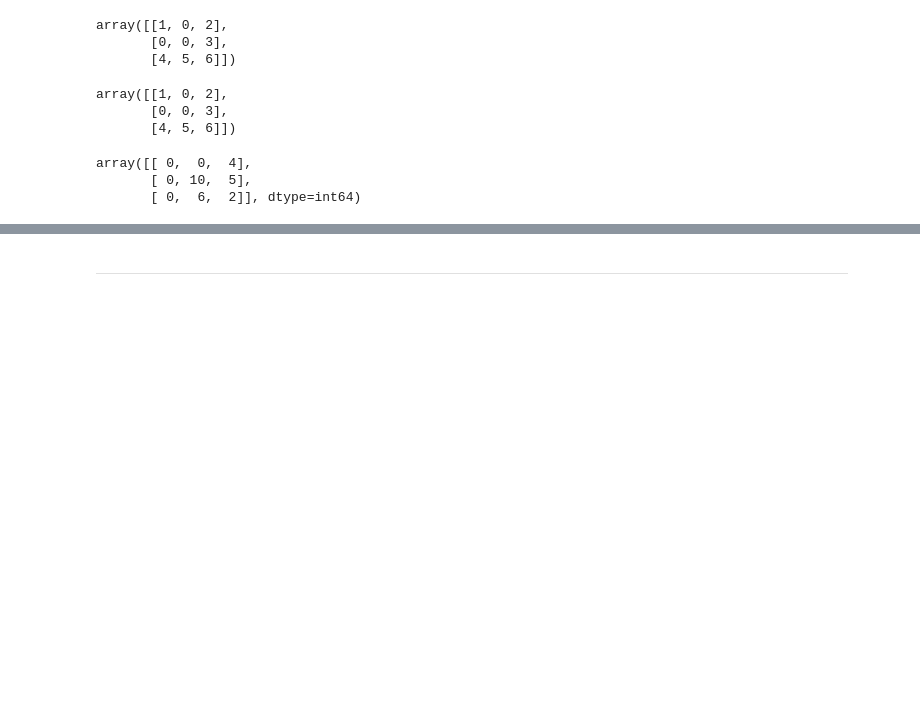
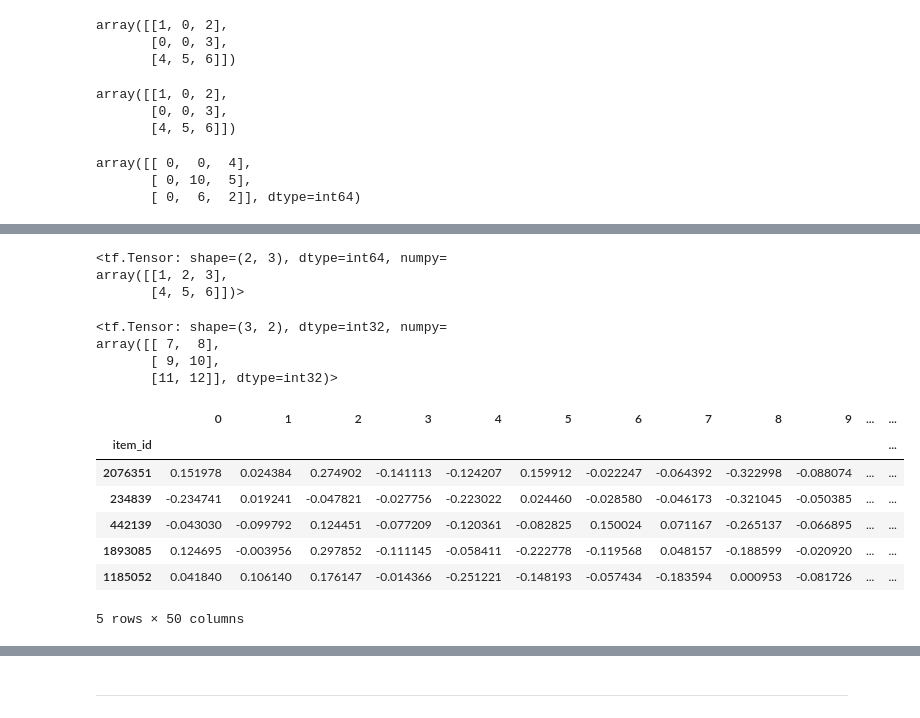
Before and after one commit to hitoshinagano/MercadoLibre_2020, a Jupyter notebook: notebooks/Untitled.ipynb, the cells around one changed output, grey strips where cells are left out. Saved outputs shown, nothing was run; the diff lists cells and outputs as text; code cells hidden in the pictures; blank space fills up the shorter version.

```diff
--- a/notebooks/Untitled.ipynb
+++ b/notebooks/Untitled.ipynb
@@ -30,0 +53,26 @@ array([[ 0,  0,  4],
+# %%
+a
+# %% [output]
+<tf.Tensor: shape=(2, 3), dtype=int64, numpy=
+array([[1, 2, 3],
+       [4, 5, 6]])>
+# %%
+b
+# %% [output]
+<tf.Tensor: shape=(3, 2), dtype=int32, numpy=
+array([[ 7,  8],
+       [ 9, 10],
+       [11, 12]], dtype=int32)>
+# %%
+processed_data_dir = '/Users/hitoshinagano/Documents/MercadoLibre_competicao/notebooks/../data/processed'
+lang = 'pt'
+
+item_data_embs_only_fn = 'item_data_embs_only.pkl'
+item_data_embs_only_fp = os.path.join(processed_data_dir, item_data_embs_only_fn)
+item_data = pd.read_pickle(item_data_embs_only_fp)
+
+item_data = item_data[item_data.lang_domain == lang].copy()
+item_data.drop('lang_domain', axis = 1, inplace = True)
+item_data.set_index('item_id', inplace = True)
+# %%
+item_data = item_data.title_embs.apply(pd.Series)
@@ -30,0 +82,11 @@ array([[ 0,  0,  4],
+# %%
+item_data.head()
+# %% [output]
+|  | 0 | 1 | 2 | 3 | 4 | 5 | 6 | 7 | 8 | 9 | ... | ... |
+| item_id |  |  |  |  |  |  |  |  |  |  |  | ... |
+| 2076351 | 0.151978 | 0.024384 | 0.274902 | -0.141113 | -0.124207 | 0.159912 | -0.022247 | -0.064392 | -0.322998 | -0.088074 | ... | ... |
+| 234839 | -0.234741 | 0.019241 | -0.047821 | -0.027756 | -0.223022 | 0.024460 | -0.028580 | -0.046173 | -0.321045 | -0.050385 | ... | ... |
+| 442139 | -0.043030 | -0.099792 | 0.124451 | -0.077209 | -0.120361 | -0.082825 | 0.150024 | 0.071167 | -0.265137 | -0.066895 | ... | ... |
+| 1893085 | 0.124695 | -0.003956 | 0.297852 | -0.111145 | -0.058411 | -0.222778 | -0.119568 | 0.048157 | -0.188599 | -0.020920 | ... | ... |
+| 1185052 | 0.041840 | 0.106140 | 0.176147 | -0.014366 | -0.251221 | -0.148193 | -0.057434 | -0.183594 | 0.000953 | -0.081726 | ... | ... |
+5 rows × 50 columns
```
Also changed, not shown: parts of 21 cells of this notebook, 9 other files.
